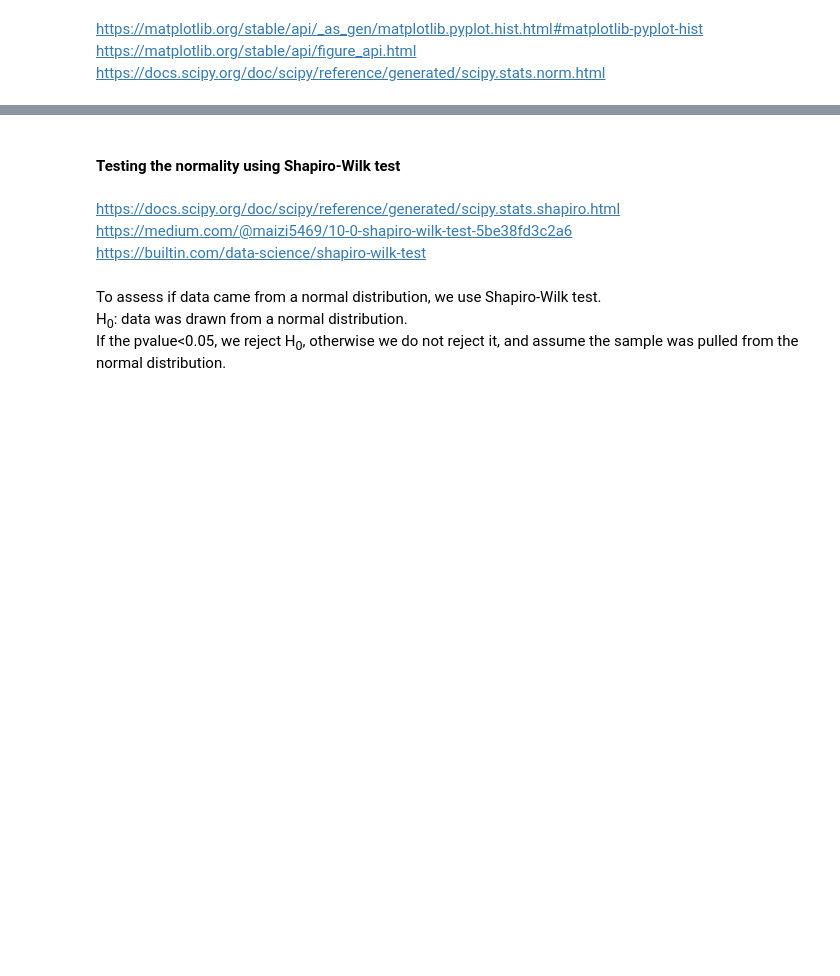
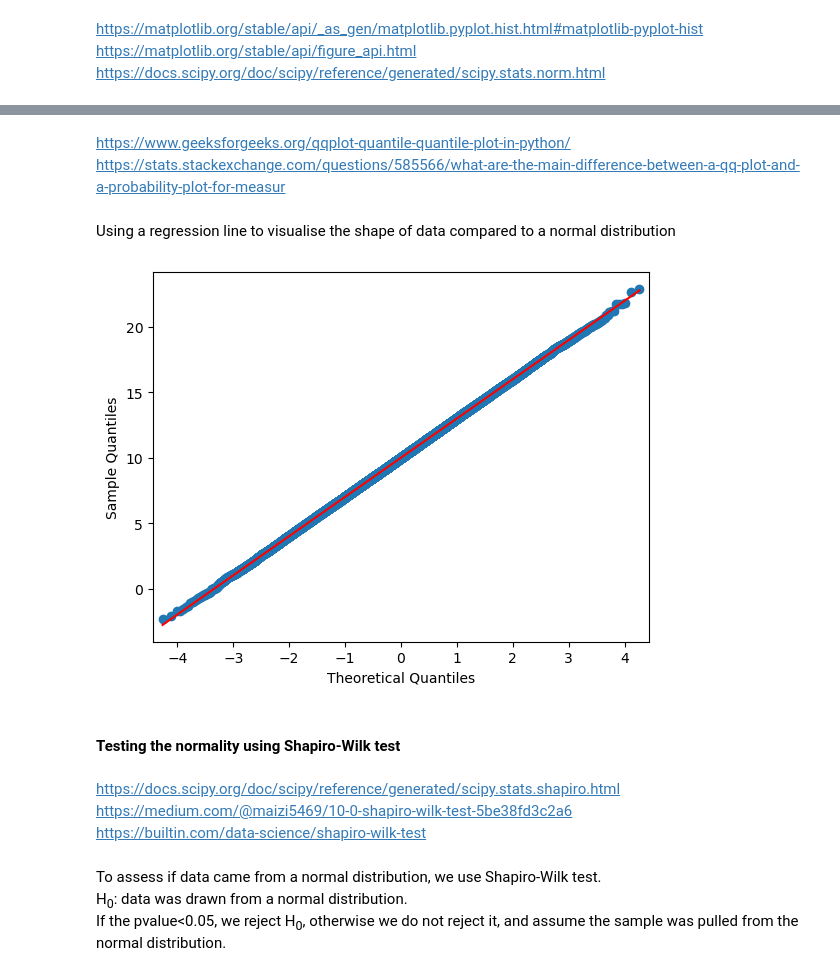
Before and after one commit to Tanja888/applied_statistics, a Jupyter notebook: tasks.ipynb, the cells around one changed output, grey strips where cells are left out. Cells and saved outputs as stored; diff of their text form; code cells hidden in the pictures; blank space fills up the shorter version.

```diff
--- a/tasks.ipynb
+++ b/tasks.ipynb
@@ -260,3 +280,13 @@ ax.plot(x, pdf, 'r-')
+# %% [markdown]
+https://www.geeksforgeeks.org/qqplot-quantile-quantile-plot-in-python/
+https://stats.stackexchange.com/questions/585566/what-are-the-main-difference-between-a-qq-plot-and-a-probability-plot-for-measur
+# %% [markdown]
+Using a regression line to visualise the shape of data compared to a normal distribution
+# %%
+sm.qqplot(sample, line='r')
+plt.show()
+# %% [output]
+[figure, added]
 # %% [markdown]
 #### Testing the normality using Shapiro-Wilk test
 # %% [markdown]
```
Also changed, not shown: parts of 13 cells of this notebook.
